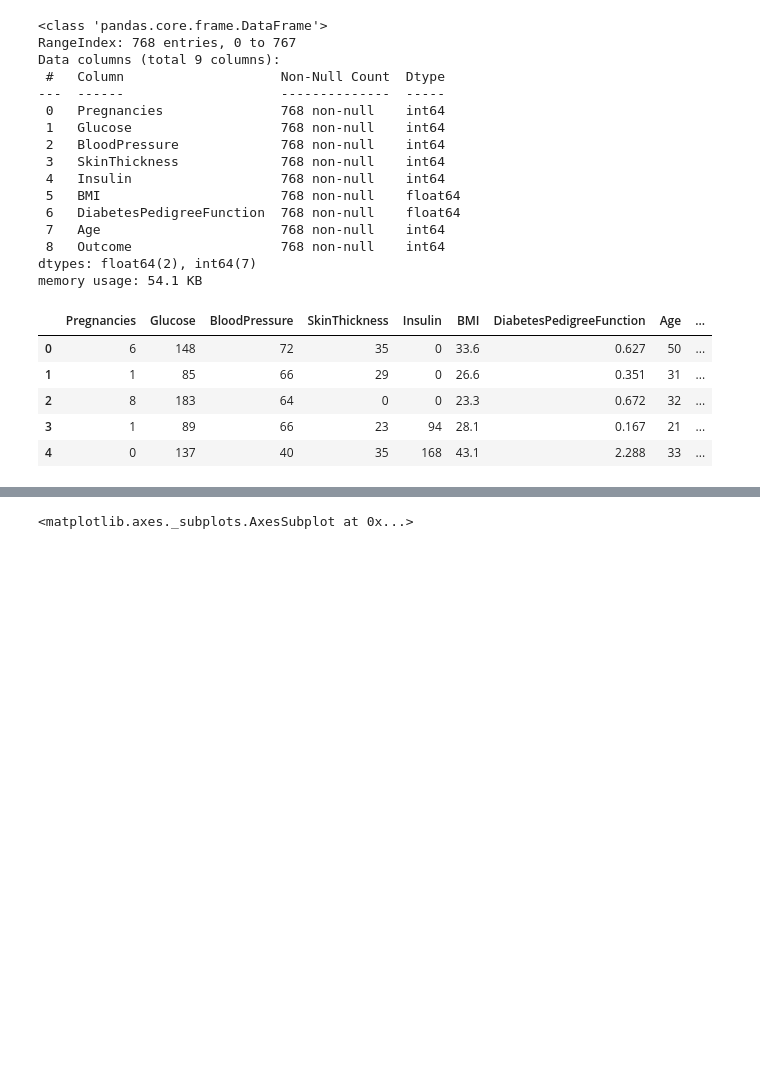
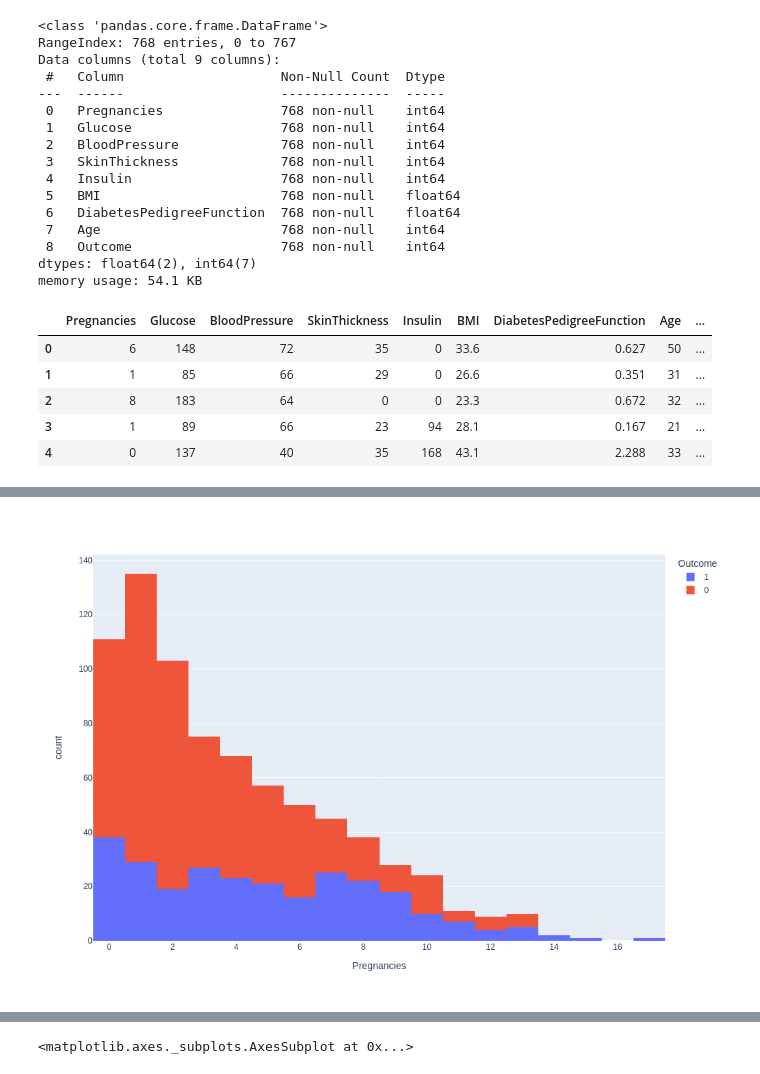
Before and after one commit to kkrusere/data_analysis, a Jupyter notebook: diabetes_data_analysis.ipynb, the cells around one changed output, grey strips where cells are left out. Drawn from its saved outputs; the diff is of its cells as text; code cells hidden in the pictures; blank space fills up the shorter version.

```diff
--- a/diabetes_data_analysis.ipynb
+++ b/diabetes_data_analysis.ipynb
@@ -37,5 +42,6 @@ df.head()
 # %%
 import plotly.express as px
 # %%
-px.histogram(df, x = "Pregnancies", color="Outcome")
+fig = px.histogram(df, x = "Pregnancies", color="Outcome")
+fig.show(renderer='png', height=700, width=1000)
 # %% [output]
@@ -43 +48,2 @@ px.histogram(df, x = "Pregnancies", color="Outcome")
+[figure, added]
 # %%
```
Also changed, not shown: parts of 8 cells of this notebook.
